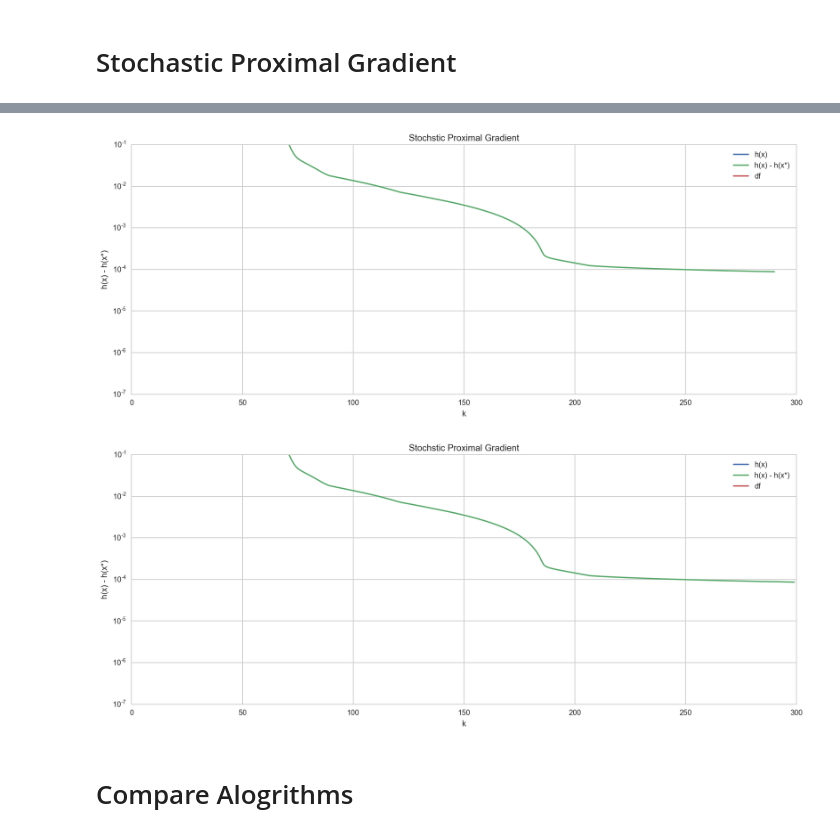
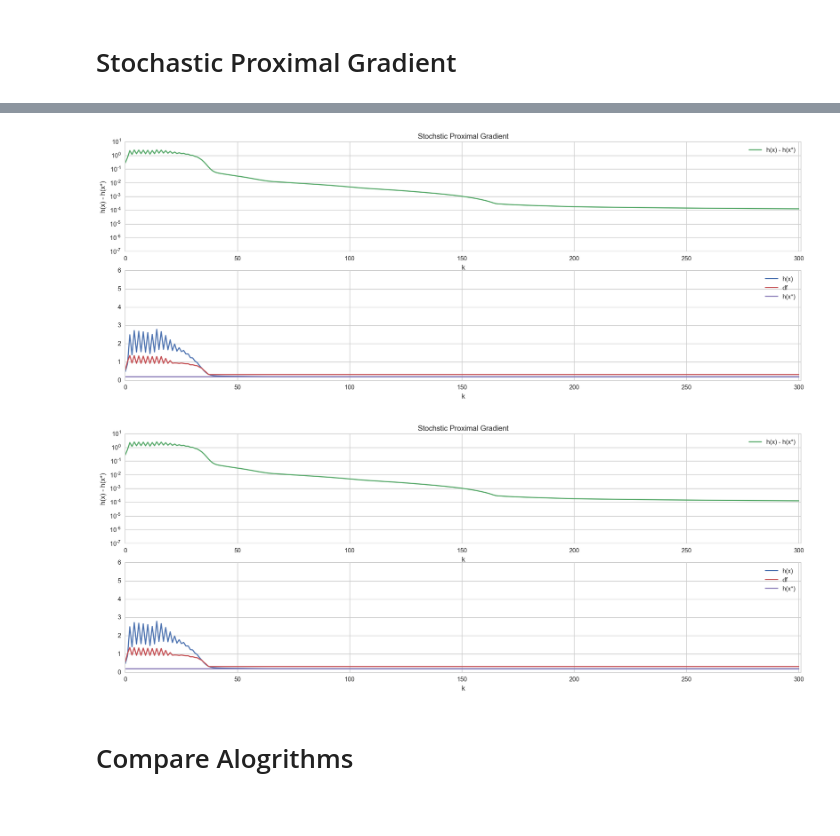
Before and after one commit to martinzellner/mp-pfnet, a Jupyter notebook: Load Variance.ipynb, the cells around one changed output, grey strips where cells are left out. Saved outputs shown, nothing was run; the diff lists cells and outputs as text; code cells hidden in the pictures.

```diff
--- a/Load Variance.ipynb
+++ b/Load Variance.ipynb
@@ -374,5 +383,5 @@ D_s = scipy.vstack([np.array([0, 0, 0] * t + [1, -1, 0, -1, 1, 0] + [0, 0, 0] *
 # %%
-D_c = scipy.vstack([np.array([0] * t + [1, -1] + [0] * (mp.timesteps - t - 2), ndmin=2) for t in range(mp.timesteps - 1)])
+D_c = np.matrix(scipy.vstack([np.array([0] * t + [1, -1] + [0] * (mp.timesteps - t - 2), ndmin=2) for t in range(mp.timesteps - 1)]))
 # %% [markdown]
 Constant Power: $$c_i = \left( l_i (0) - r_i (0), \ldots, l_i (T) - r_i (T) \right)$$
 # %%
@@ -389,7 +398,7 @@ $$d_s (x) = \sum_{i \in \Omega_b} D_s P_{b, i} x$$
 with $\Omega_b$ is the set of buses excluding the slack bus and $P_{b,i}$ the projection variable extracting the variables related to bus $i$.
 # %%
 def d_s(x):
-    return sum([D_s.dot(p_bats[bus.index] * x) for bus in filter(lambda bus: (not bus.is_slack()), mp.get_network().buses)])
+    return np.dot(D_s, sum([(p_bats[bus.index] * x) for bus in filter(lambda bus: (not bus.is_slack()), mp.get_network().buses)])).T
 # %% [markdown]
 Cost function $$h(x) = \gamma (d_c^\top d_c + 2 d_c^\top d_s (x) + d_s (x)^\top d_s (x)) + g^\top x$$
 # %%
@@ -633,9 +662,9 @@ Gradient of $f(x)$ (the load profile smoothing term)
 # %%
 def grad_f(x, bus=None):
     if bus is not None:
-        return gamma* (2 * d_c.dot(D_s) + 2 * d_s(x).dot(D_s))
+        return gamma* (2 * D_s.T.dot(d_c).A.flatten() + 2 * D_s.T.dot(d_s(x)).A.flatten())
     else:
-        return gamma* sum([p_bat.T * (2 * d_c.dot(D_s) + 2 * d_s(x).dot(D_s)) for p_bat in p_bats.values()])
+        return gamma* sum([p_bat.T * (2 * D_s.T.dot(d_c).A.flatten() + 2 * D_s.T.dot(d_s(x)).A.flatten()) for p_bat in p_bats.values()])
 # %% [markdown]
 proximal operator
 
@@ -663,11 +694,8 @@ $$x^{k+1} = \text{prox}_r (x^{k} - \alpha \Delta f)$$
 xsol = global_proj_x(np.zeros((len(xstar),)))
 buses_wo_slack = list(filter(lambda bus: (not bus.is_slack()), mp.get_network().buses))
 
-max_iteration = 300
-
 fobos_output = OptOutput("FOBOS", max_iteration,
-                   ["k", "h(x)", "h(x) - h(x*)", "df", "alpha"], label="h(x) - h(x*)")
-
+                   ["k", "h(x)", "h(x) - h(x*)", "h(x*)", "df", "alpha"], label="h(x) - h(x*)")
 
 for k in range(max_iteration):
     alpha = 1 / (k + 1)
@@ -681,9 +709,6 @@ for k in range(max_iteration):
     xsol = sum([p_bats[i].T * step for i, step in enumerate(steps)])
 
     # Output
-    fobos_output.update_values({"k" : k,
-                          "h(x)" : h(xsol),
-                          "h(x) - h(x*)" : h(xsol)- h(xstar),
-                          "df" : norm(grad_f(xsol), ord=inf),
-                          "alpha": alpha})
+    fobos_output.update_values({"k" : k, "h(x)" : h(xsol), "h(x) - h(x*)" : h(xsol)- h(xstar),
+                          "h(x*)" : h(xstar), "df" : norm(grad_f(xsol), ord=inf), "alpha": alpha})
 # %% [output]
@@ -728,16 +756,15 @@ for k in range(max_iteration):
 xsol = global_proj_x(np.zeros((len(xstar),)))
 buses_wo_slack = list(filter(lambda bus: (not bus.is_slack()), mp.get_network().buses))
 
-max_iteration = 300
-ld = 0.8
+spg_output = OptOutput("Stochstic Proximal Gradient", max_iteration + 1,
+                   ["k", "h(x)", "h(x) - h(x*)", "df","h(x*)", "alpha", 'ld'], label="h(x) - h(x*)")
+spg_output.update_values({"k" : 0, "h(x)" : h(xsol), "h(x) - h(x*)" : h(xsol)- h(xstar),
+                          "df" : norm(grad_f(xsol), ord=inf), "h(x*)" : h(xstar), "alpha": 0.0,
+                          "ld" : 0.0})
+for iteration in range(max_iteration):
+    alpha = 5e-1/(iteration + 1)
+    #alpha = 1e-2
 
-spg_output = OptOutput("Stochstic Proximal Gradient", max_iteration,
-                   ["k", "h(x)", "h(x) - h(x*)", "df", "alpha", 'ld'], label="h(x) - h(x*)")
-
-
-for iteration in range(max_iteration):
-    alpha = 1/(iteration + 1)
-    #alpha = 1e-2
     with multiprocessing.Pool() as pool:
         steps = pool.starmap(prox_step, [(p_bats[bus.index] * xsol - alpha * grad_f(xsol, bus=bus), bus.index, alpha) for bus in buses_wo_slack])
 
@@ -748,10 +775,7 @@ for iteration in range(max_iteration):
     xsol = (1-ld) * xpre + ld * xstep
 
     # Output
-    spg_output.update_values({"k" : iteration,
-                          "h(x)" : h(xsol),
-                          "h(x) - h(x*)" : h(xsol)- h(xstar),
-                          "df" : norm(grad_f(xsol), ord=inf),
-                          "alpha": alpha,
+    spg_output.update_values({"k" : iteration + 1, "h(x)" : h(xsol), "h(x) - h(x*)" : h(xsol)- h(xstar),
+                          "df" : norm(grad_f(xsol), ord=inf), "h(x*)" : h(xstar), "alpha": alpha,
                           "ld" : ld})
 # %% [output]
@@ -790,5 +815,5 @@ for iteration in range(max_iteration):
-[figure, old version]
+[figure, new version]
-[figure, old version]
+[figure, new version]
 # %% [markdown]
 # Compare Alogrithms
 # %%
```
Also changed, not shown: parts of 35 cells of this notebook.
